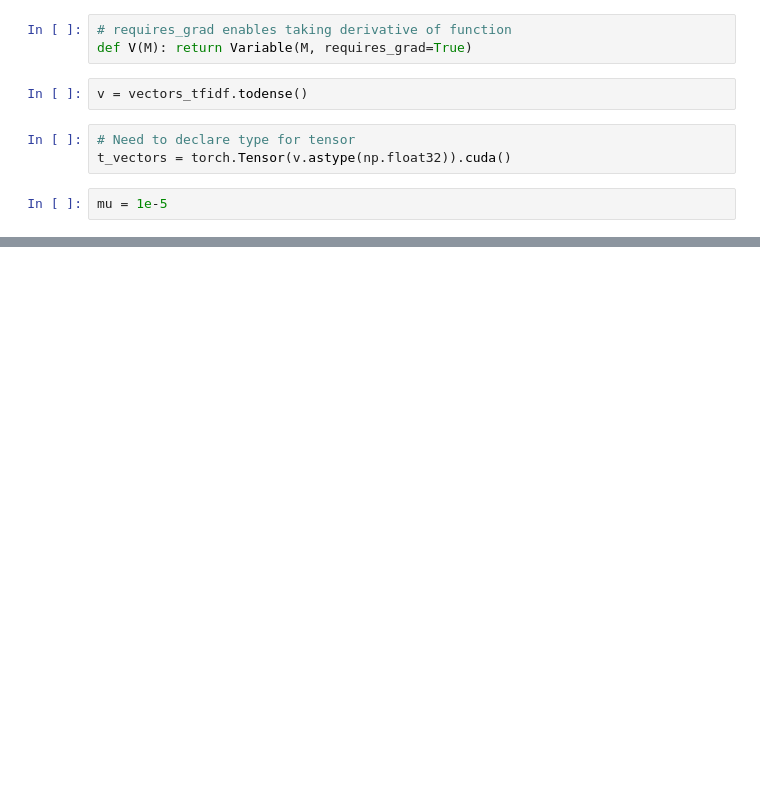
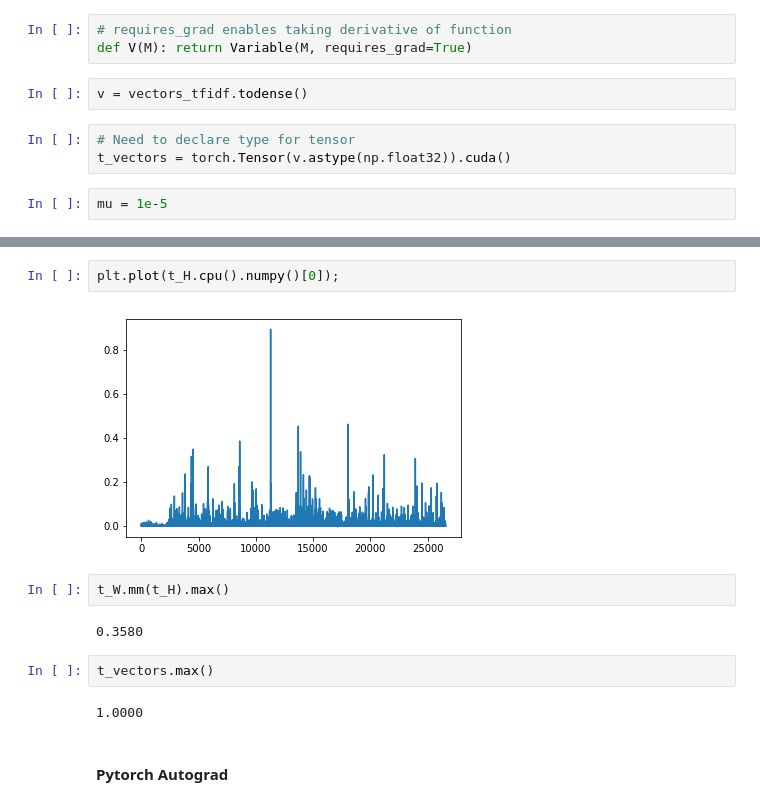
Before and after one commit to danielstallworthmit/FastAI-Computational-Linear-Algebra-Notes, a Jupyter notebook: Lesson 2/Lesson 2.ipynb, the cells around one changed output, grey strips where cells are left out. Saved outputs shown, nothing was run; the diff lists cells and outputs as text; blank space fills up the shorter version.

Commit message:
Finish lesson 2 discussion of SVD and NMF. NMF techniques using sgd and pytorch with autograd discussed which sped up computation through GPU acceleration

```diff
--- a/Lesson 2/Lesson 2.ipynb
+++ b/Lesson 2/Lesson 2.ipynb
@@ -386,0 +428,14 @@ t_H.normal_(std=0.01).abs_()
+# %%
+plt.plot(t_H.cpu().numpy()[0]);
+# %% [output]
+[figure, added]
+# %%
+t_W.mm(t_H).max()
+# %% [output]
+0.3580
+# %%
+t_vectors.max()
+# %% [output]
+1.0000
+# %% [markdown]
+#### Pytorch Autograd
```
Also changed, not shown: parts of 41 cells of this notebook.
